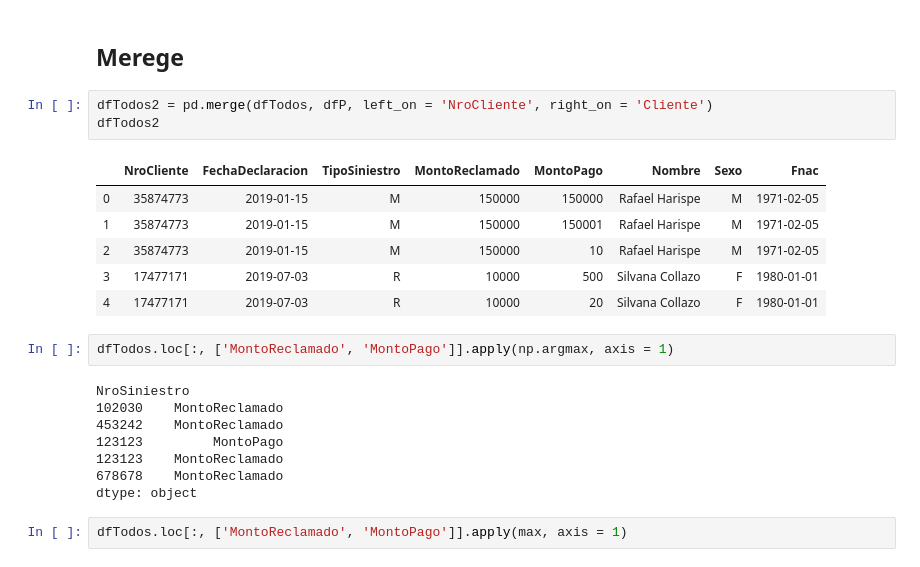
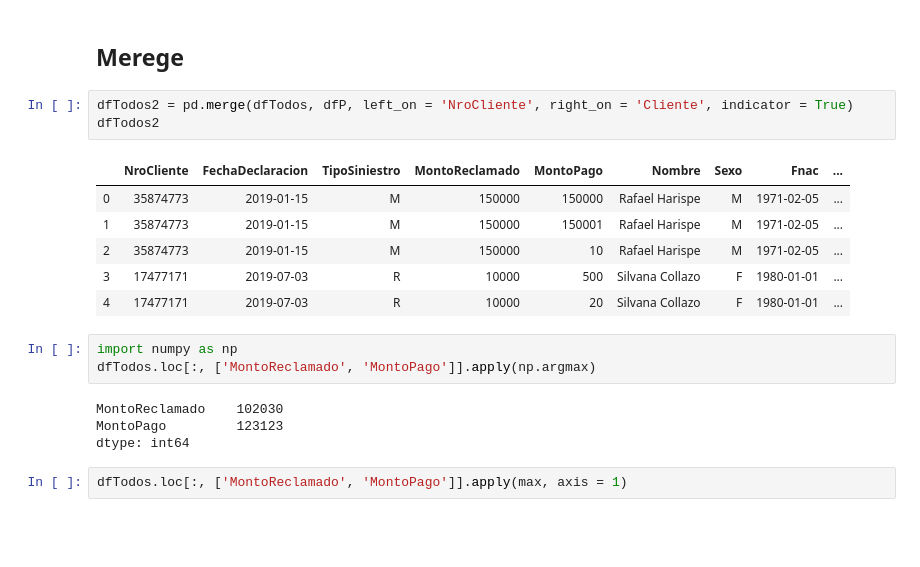
Before and after one commit to RafaelHarispe/WorkShopDS, a Jupyter notebook: Multi Index GrpBy.ipynb, the cells around one changed output. Cells and saved outputs as stored; diff of their text form; blank space fills up the shorter version.

```diff
--- a/Multi Index GrpBy.ipynb
+++ b/Multi Index GrpBy.ipynb
@@ -230,25 +201,22 @@ dfTodos
 # %% [markdown]
 ## Merege
 # %%
-dfTodos2 = pd.merge(dfTodos, dfP, left_on = 'NroCliente', right_on = 'Cliente')
+dfTodos2 = pd.merge(dfTodos, dfP, left_on = 'NroCliente', right_on = 'Cliente', indicator = True)
 dfTodos2
 # %% [output]
-|  | NroCliente | FechaDeclaracion | TipoSiniestro | MontoReclamado | MontoPago | Nombre | Sexo | Fnac |
-| 0 | 35874773 | 2019-01-15 | M | 150000 | 150000 | Rafael Harispe | M | 1971-02-05 |
-| 1 | 35874773 | 2019-01-15 | M | 150000 | 150001 | Rafael Harispe | M | 1971-02-05 |
-| 2 | 35874773 | 2019-01-15 | M | 150000 | 10 | Rafael Harispe | M | 1971-02-05 |
-| 3 | 17477171 | 2019-07-03 | R | 10000 | 500 | Silvana Collazo | F | 1980-01-01 |
-| 4 | 17477171 | 2019-07-03 | R | 10000 | 20 | Silvana Collazo | F | 1980-01-01 |
+|  | NroCliente | FechaDeclaracion | TipoSiniestro | MontoReclamado | MontoPago | Nombre | Sexo | Fnac | ... |
+| 0 | 35874773 | 2019-01-15 | M | 150000 | 150000 | Rafael Harispe | M | 1971-02-05 | ... |
+| 1 | 35874773 | 2019-01-15 | M | 150000 | 150001 | Rafael Harispe | M | 1971-02-05 | ... |
+| 2 | 35874773 | 2019-01-15 | M | 150000 | 10 | Rafael Harispe | M | 1971-02-05 | ... |
+| 3 | 17477171 | 2019-07-03 | R | 10000 | 500 | Silvana Collazo | F | 1980-01-01 | ... |
+| 4 | 17477171 | 2019-07-03 | R | 10000 | 20 | Silvana Collazo | F | 1980-01-01 | ... |
 # %%
-dfTodos.loc[:, ['MontoReclamado', 'MontoPago']].apply(np.argmax, axis = 1)
+import numpy as np
+dfTodos.loc[:, ['MontoReclamado', 'MontoPago']].apply(np.argmax)
 # %% [output]
-NroSiniestro
-102030    MontoReclamado
-453242    MontoReclamado
-123123         MontoPago
-123123    MontoReclamado
-678678    MontoReclamado
-dtype: object
+MontoReclamado    102030
+MontoPago         123123
+dtype: int64
 # %%
 dfTodos.loc[:, ['MontoReclamado', 'MontoPago']].apply(max, axis = 1)
 # %% [output]
```
Also changed, not shown: parts of 11 cells of this notebook, 4 other files.
